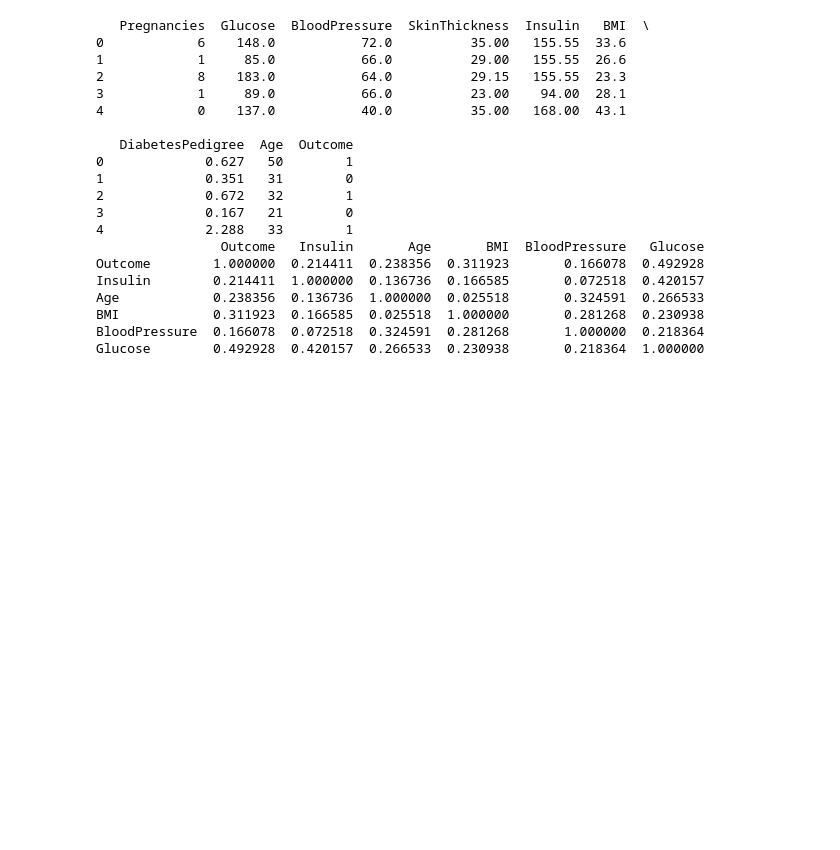
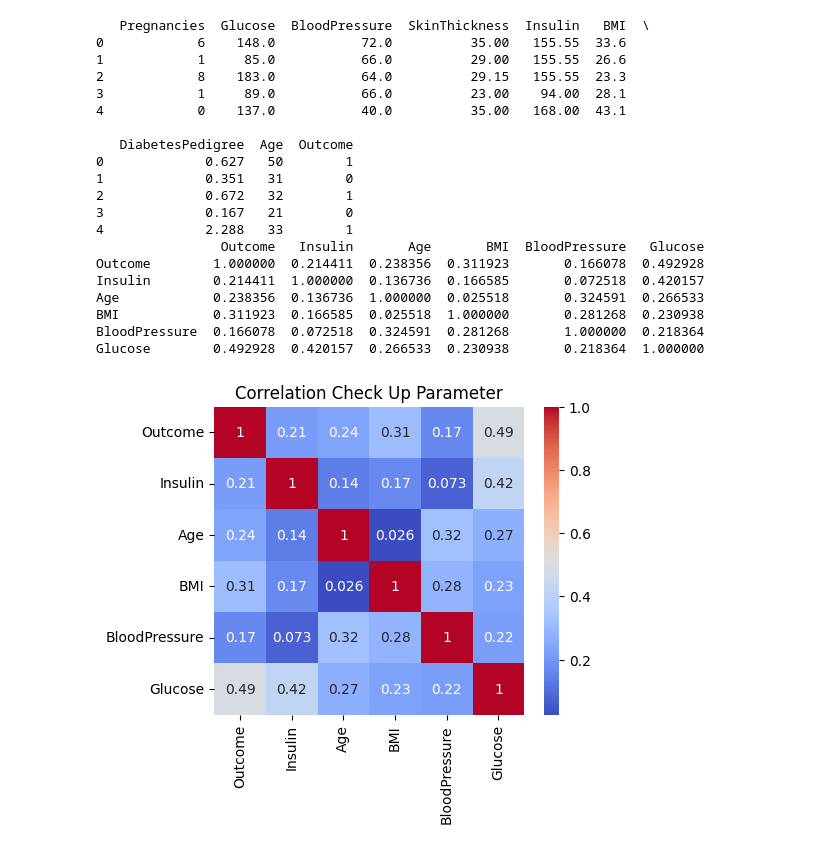
Before and after one commit to rezarabie/maktabsharif, a Jupyter notebook: HW_03/diabetes_analyses.ipynb, the cells around one changed output. Saved outputs shown, nothing was run; the diff lists cells and outputs as text; code cells hidden in the pictures; blank space fills up the shorter version.

```diff
--- a/HW_03/diabetes_analyses.ipynb
+++ b/HW_03/diabetes_analyses.ipynb
@@ -51,3 +51,14 @@ BloodPressure  0.166078  0.072518  0.324591  0.281268       1.000000  0.218364
 Glucose        0.492928  0.420157  0.266533  0.230938       0.218364  1.000000
 # %%
 import seaborn as sns
+import matplotlib.pyplot as plt
+
+
+
+# Correlation heatmap
+plt.figure(figsize=(5,4))
+sns.heatmap(new_dfs.corr(numeric_only=True), annot=True, cmap="coolwarm")
+plt.title("Correlation Check Up Parameter")
+plt.show()
+# %% [output]
+[figure, added]
```
Also changed, not shown: parts of 1 cell of this notebook.
